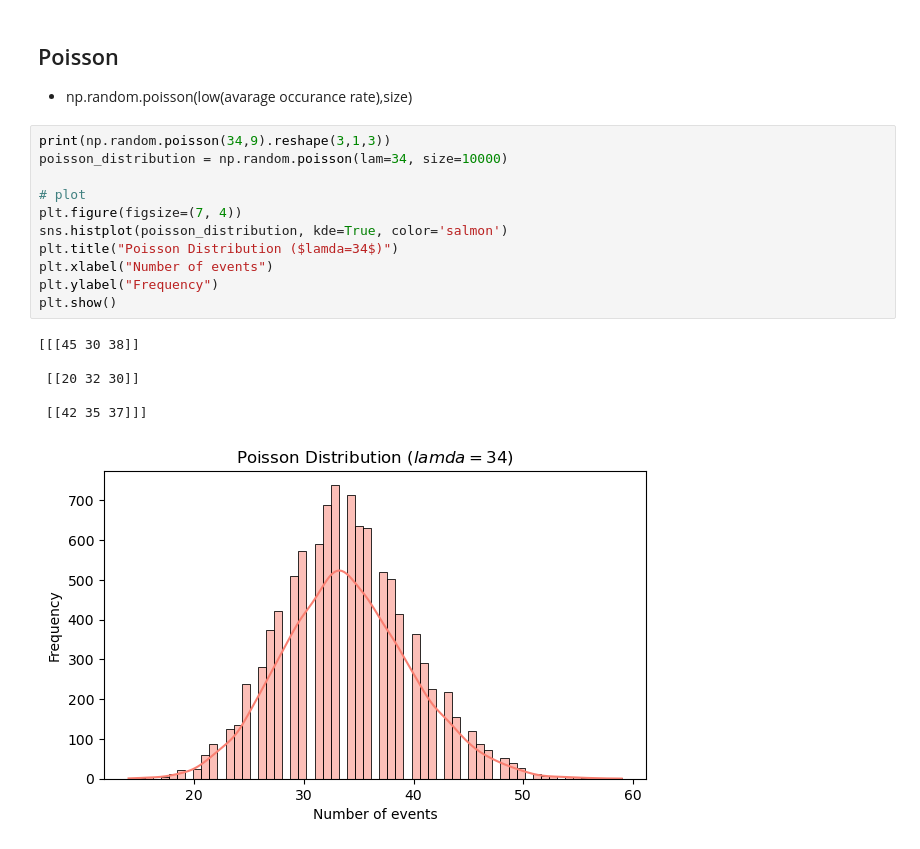
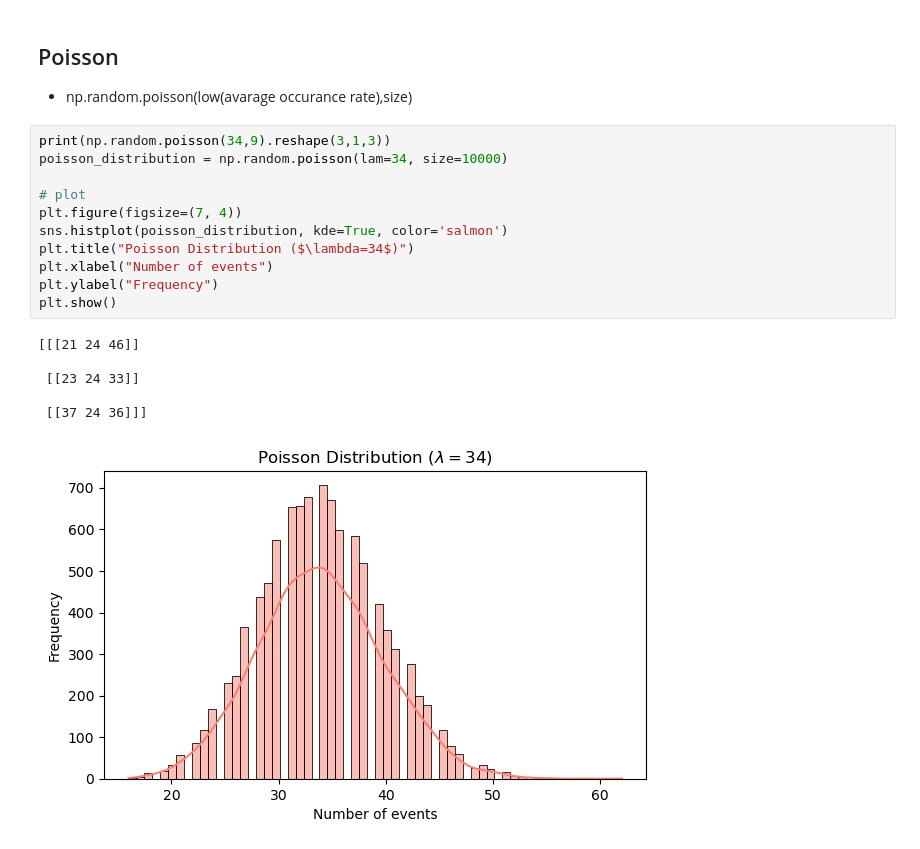
Before and after one commit to Shubham-Jana-Dev/Data-Science, a Jupyter notebook: 2026_06_24_(Numpy_Random_and_Probability_Distribution)/probability.ipynb, the cells around one changed output. Saved outputs shown, nothing was run; the diff lists cells and outputs as text.

```diff
--- a/2026_06_24_(Numpy_Random_and_Probability_Distribution)/probability.ipynb
+++ b/2026_06_24_(Numpy_Random_and_Probability_Distribution)/probability.ipynb
@@ -49,21 +49,21 @@ print(np.random.binomial(12,0.2,7))
 # %%
 print(np.random.poisson(34,9).reshape(3,1,3))
 poisson_distribution = np.random.poisson(lam=34, size=10000)
 
 # plot
 plt.figure(figsize=(7, 4))
 sns.histplot(poisson_distribution, kde=True, color='salmon')
-plt.title("Poisson Distribution ($lamda=34$)")
+plt.title("Poisson Distribution ($\lambda=34$)")
 plt.xlabel("Number of events")
 plt.ylabel("Frequency")
 plt.show()
 # %% [output]
-[[[45 30 38]]
+[[[21 24 46]]
 
- [[20 32 30]]
+ [[23 24 33]]
 
- [[42 35 37]]]
+ [[37 24 36]]]
-[figure, old version]
+[figure, new version]
 # %%
 print(np.round(np.random.exponential(5,10)))
 
```
Also changed, not shown: parts of 6 cells of this notebook, 5 other files.
